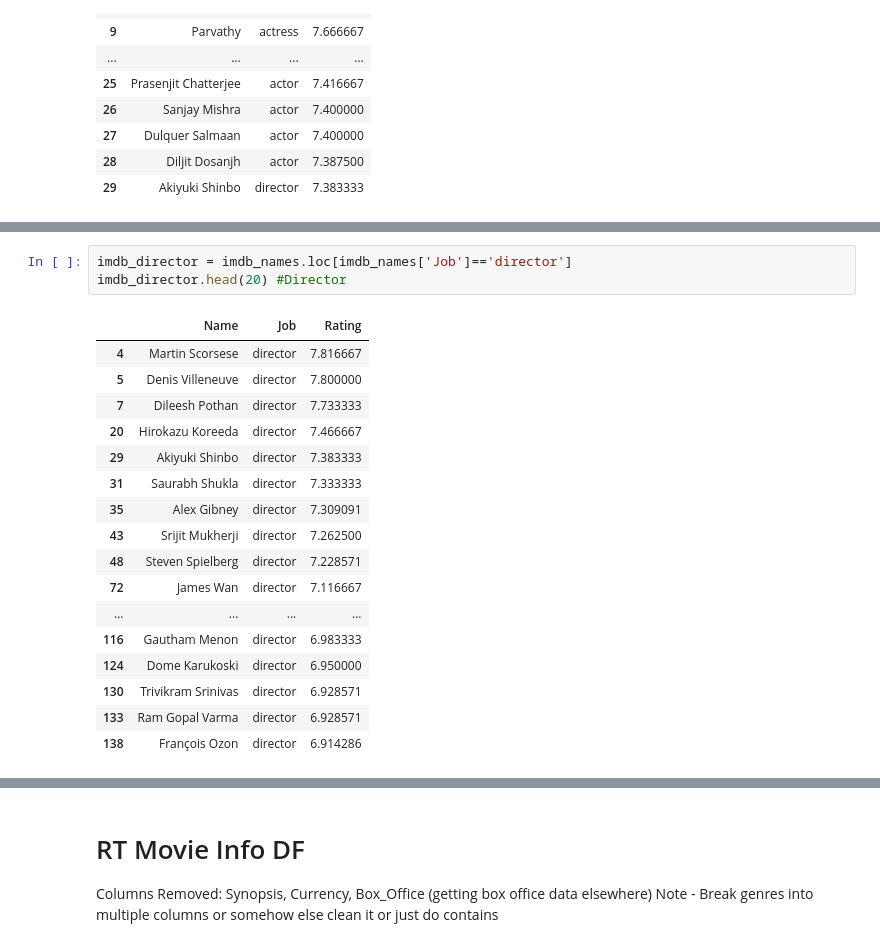
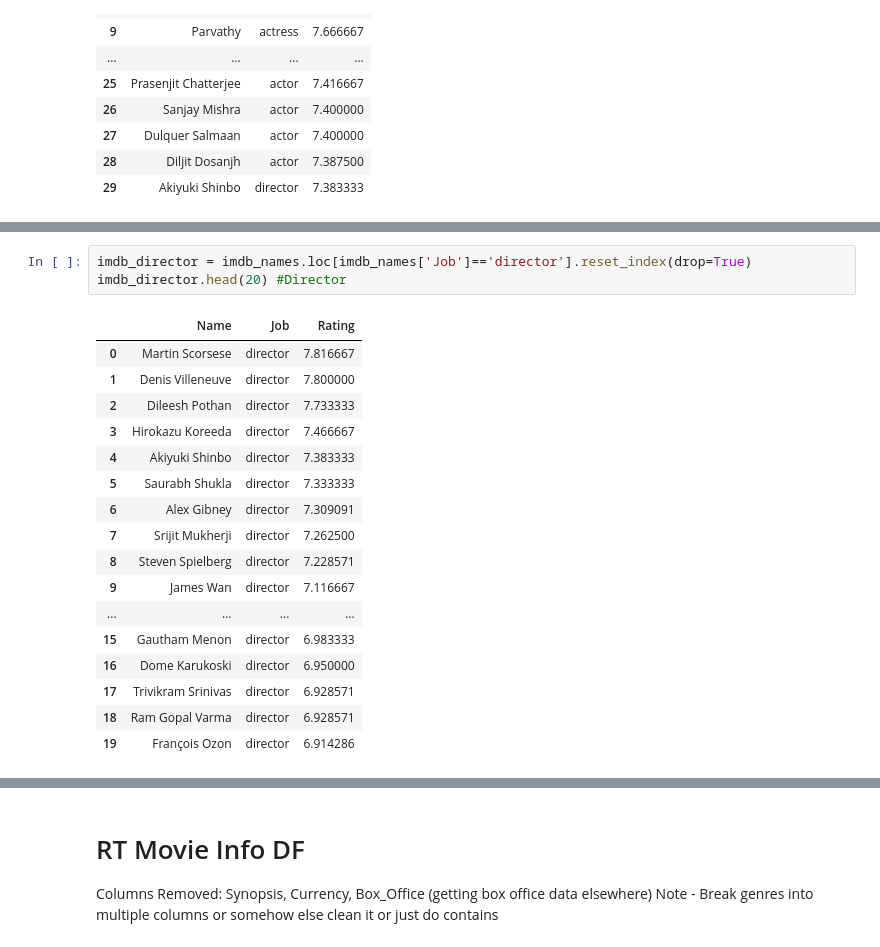
Before and after one commit to charlesmpan/FilmStudioMovieRec, a Jupyter notebook: final_notebook_cpan.ipynb, the cells around one changed output, grey strips where cells are left out. Cells and saved outputs as stored; diff of their text form.

```diff
--- a/final_notebook_cpan.ipynb
+++ b/final_notebook_cpan.ipynb
@@ -797,21 +891,21 @@ imdb_actress.head(30) #Actress
 # %%
-imdb_director = imdb_names.loc[imdb_names['Job']=='director']
+imdb_director = imdb_names.loc[imdb_names['Job']=='director'].reset_index(drop=True)
 imdb_director.head(20) #Director
 # %% [output]
 |  | Name | Job | Rating |
-| 4 | Martin Scorsese | director | 7.816667 |
-| 5 | Denis Villeneuve | director | 7.800000 |
-| 7 | Dileesh Pothan | director | 7.733333 |
-| 20 | Hirokazu Koreeda | director | 7.466667 |
-| 29 | Akiyuki Shinbo | director | 7.383333 |
-| 31 | Saurabh Shukla | director | 7.333333 |
-| 35 | Alex Gibney | director | 7.309091 |
-| 43 | Srijit Mukherji | director | 7.262500 |
-| 48 | Steven Spielberg | director | 7.228571 |
-| 72 | James Wan | director | 7.116667 |
+| 0 | Martin Scorsese | director | 7.816667 |
+| 1 | Denis Villeneuve | director | 7.800000 |
+| 2 | Dileesh Pothan | director | 7.733333 |
+| 3 | Hirokazu Koreeda | director | 7.466667 |
+| 4 | Akiyuki Shinbo | director | 7.383333 |
+| 5 | Saurabh Shukla | director | 7.333333 |
+| 6 | Alex Gibney | director | 7.309091 |
+| 7 | Srijit Mukherji | director | 7.262500 |
+| 8 | Steven Spielberg | director | 7.228571 |
+| 9 | James Wan | director | 7.116667 |
 | ... | ... | ... | ... |
-| 116 | Gautham Menon | director | 6.983333 |
-| 124 | Dome Karukoski | director | 6.950000 |
-| 130 | Trivikram Srinivas | director | 6.928571 |
-| 133 | Ram Gopal Varma | director | 6.928571 |
-| 138 | François Ozon | director | 6.914286 |
+| 15 | Gautham Menon | director | 6.983333 |
+| 16 | Dome Karukoski | director | 6.950000 |
+| 17 | Trivikram Srinivas | director | 6.928571 |
+| 18 | Ram Gopal Varma | director | 6.928571 |
+| 19 | François Ozon | director | 6.914286 |
```
Also changed, not shown: parts of 26 cells of this notebook.
